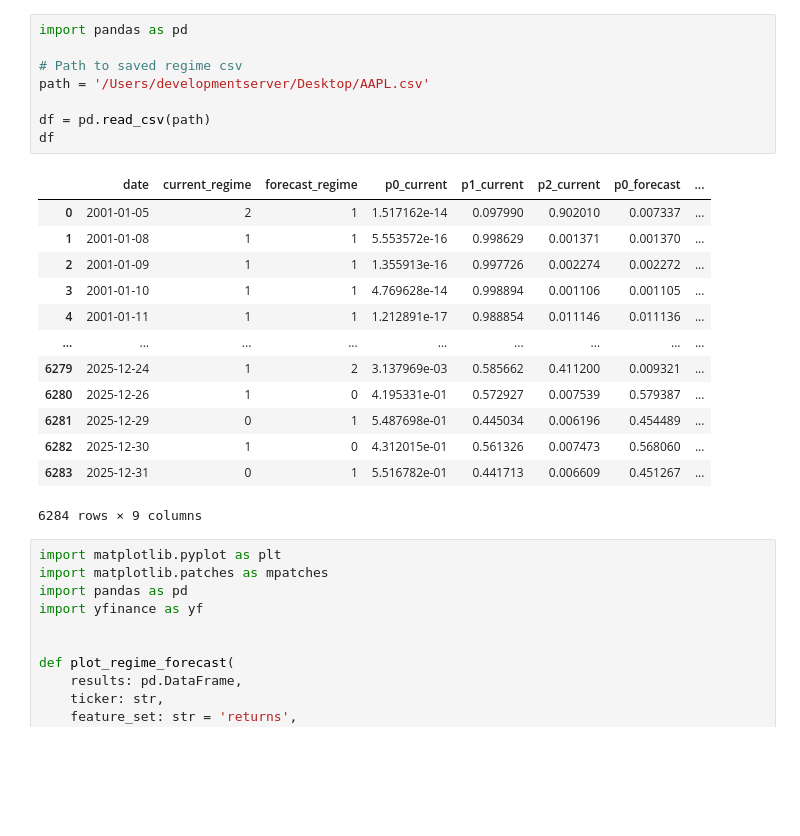
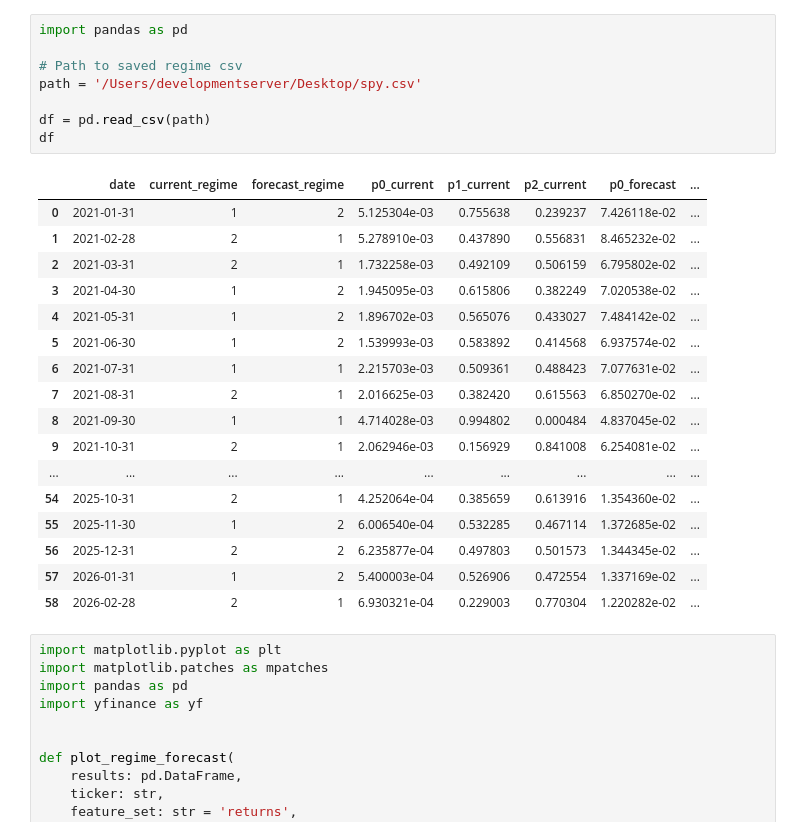
Before and after one commit to Joanmascastella/AlpaxaHMM, a Jupyter notebook: notebooks/test.ipynb, the cells around one changed output. Cells and saved outputs as stored; diff of their text form; blank space fills up the shorter version.

```diff
--- a/notebooks/test.ipynb
+++ b/notebooks/test.ipynb
@@ -1,25 +1,29 @@
 # %%
 import pandas as pd
 
 # Path to saved regime csv
-path = '/Users/developmentserver/Desktop/AAPL.csv'
+path = '/Users/developmentserver/Desktop/spy.csv'
 
 df = pd.read_csv(path)
 df
 # %% [output]
 |  | date | current_regime | forecast_regime | p0_current | p1_current | p2_current | p0_forecast | ... |
-| 0 | 2001-01-05 | 2 | 1 | 1.517162e-14 | 0.097990 | 0.902010 | 0.007337 | ... |
-| 1 | 2001-01-08 | 1 | 1 | 5.553572e-16 | 0.998629 | 0.001371 | 0.001370 | ... |
-| 2 | 2001-01-09 | 1 | 1 | 1.355913e-16 | 0.997726 | 0.002274 | 0.002272 | ... |
-| 3 | 2001-01-10 | 1 | 1 | 4.769628e-14 | 0.998894 | 0.001106 | 0.001105 | ... |
-| 4 | 2001-01-11 | 1 | 1 | 1.212891e-17 | 0.988854 | 0.011146 | 0.011136 | ... |
+| 0 | 2021-01-31 | 1 | 2 | 5.125304e-03 | 0.755638 | 0.239237 | 7.426118e-02 | ... |
+| 1 | 2021-02-28 | 2 | 1 | 5.278910e-03 | 0.437890 | 0.556831 | 8.465232e-02 | ... |
+| 2 | 2021-03-31 | 2 | 1 | 1.732258e-03 | 0.492109 | 0.506159 | 6.795802e-02 | ... |
+| 3 | 2021-04-30 | 1 | 2 | 1.945095e-03 | 0.615806 | 0.382249 | 7.020538e-02 | ... |
+| 4 | 2021-05-31 | 1 | 2 | 1.896702e-03 | 0.565076 | 0.433027 | 7.484142e-02 | ... |
+| 5 | 2021-06-30 | 1 | 2 | 1.539993e-03 | 0.583892 | 0.414568 | 6.937574e-02 | ... |
+| 6 | 2021-07-31 | 1 | 1 | 2.215703e-03 | 0.509361 | 0.488423 | 7.077631e-02 | ... |
+| 7 | 2021-08-31 | 2 | 1 | 2.016625e-03 | 0.382420 | 0.615563 | 6.850270e-02 | ... |
+| 8 | 2021-09-30 | 1 | 1 | 4.714028e-03 | 0.994802 | 0.000484 | 4.837045e-02 | ... |
+| 9 | 2021-10-31 | 2 | 1 | 2.062946e-03 | 0.156929 | 0.841008 | 6.254081e-02 | ... |
 | ... | ... | ... | ... | ... | ... | ... | ... | ... |
-| 6279 | 2025-12-24 | 1 | 2 | 3.137969e-03 | 0.585662 | 0.411200 | 0.009321 | ... |
-| 6280 | 2025-12-26 | 1 | 0 | 4.195331e-01 | 0.572927 | 0.007539 | 0.579387 | ... |
-| 6281 | 2025-12-29 | 0 | 1 | 5.487698e-01 | 0.445034 | 0.006196 | 0.454489 | ... |
-| 6282 | 2025-12-30 | 1 | 0 | 4.312015e-01 | 0.561326 | 0.007473 | 0.568060 | ... |
-| 6283 | 2025-12-31 | 0 | 1 | 5.516782e-01 | 0.441713 | 0.006609 | 0.451267 | ... |
+| 54 | 2025-10-31 | 2 | 1 | 4.252064e-04 | 0.385659 | 0.613916 | 1.354360e-02 | ... |
+| 55 | 2025-11-30 | 1 | 2 | 6.006540e-04 | 0.532285 | 0.467114 | 1.372685e-02 | ... |
+| 56 | 2025-12-31 | 2 | 2 | 6.235877e-04 | 0.497803 | 0.501573 | 1.344345e-02 | ... |
+| 57 | 2026-01-31 | 1 | 2 | 5.400003e-04 | 0.526906 | 0.472554 | 1.337169e-02 | ... |
+| 58 | 2026-02-28 | 2 | 1 | 6.930321e-04 | 0.229003 | 0.770304 | 1.220282e-02 | ... |
-6284 rows × 9 columns
 # %%
 import matplotlib.pyplot as plt
 import matplotlib.patches as mpatches
```
Also changed, not shown: parts of 2 cells of this notebook.
